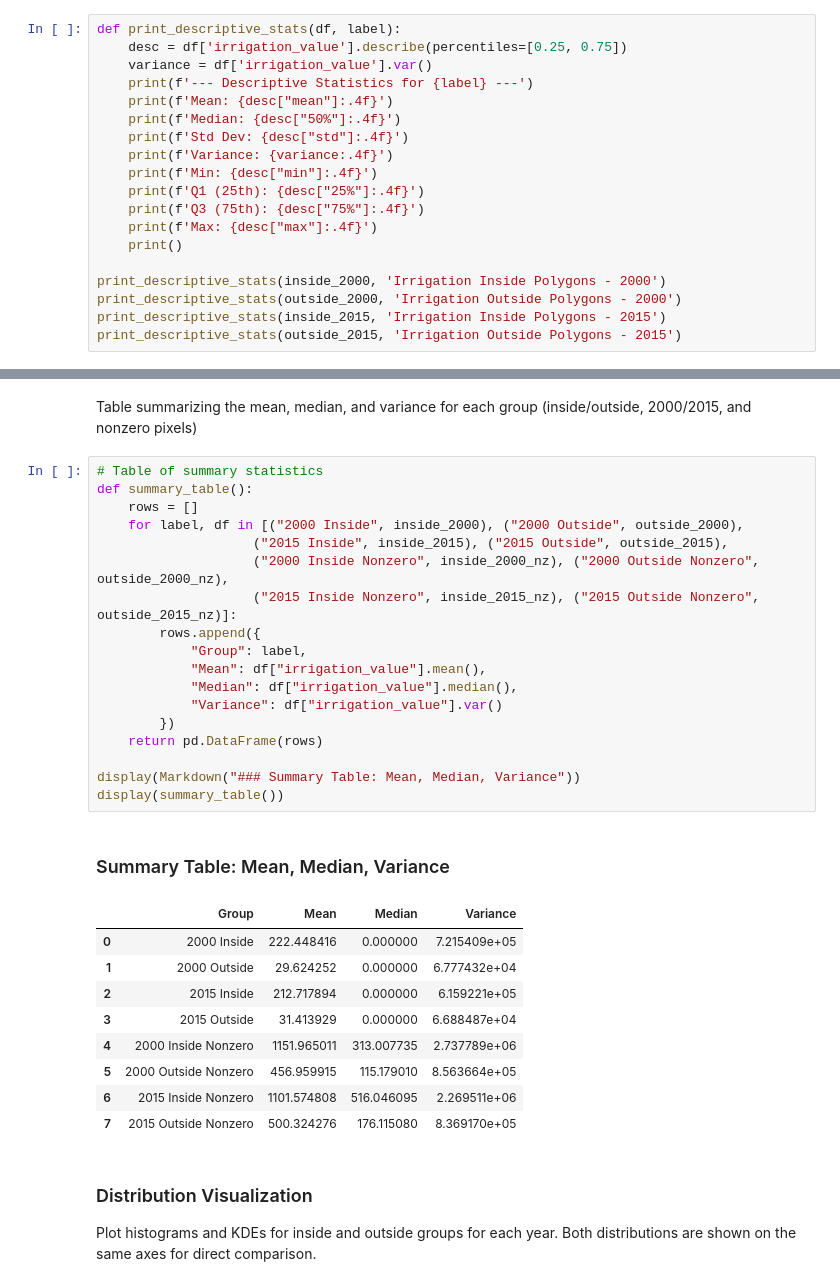
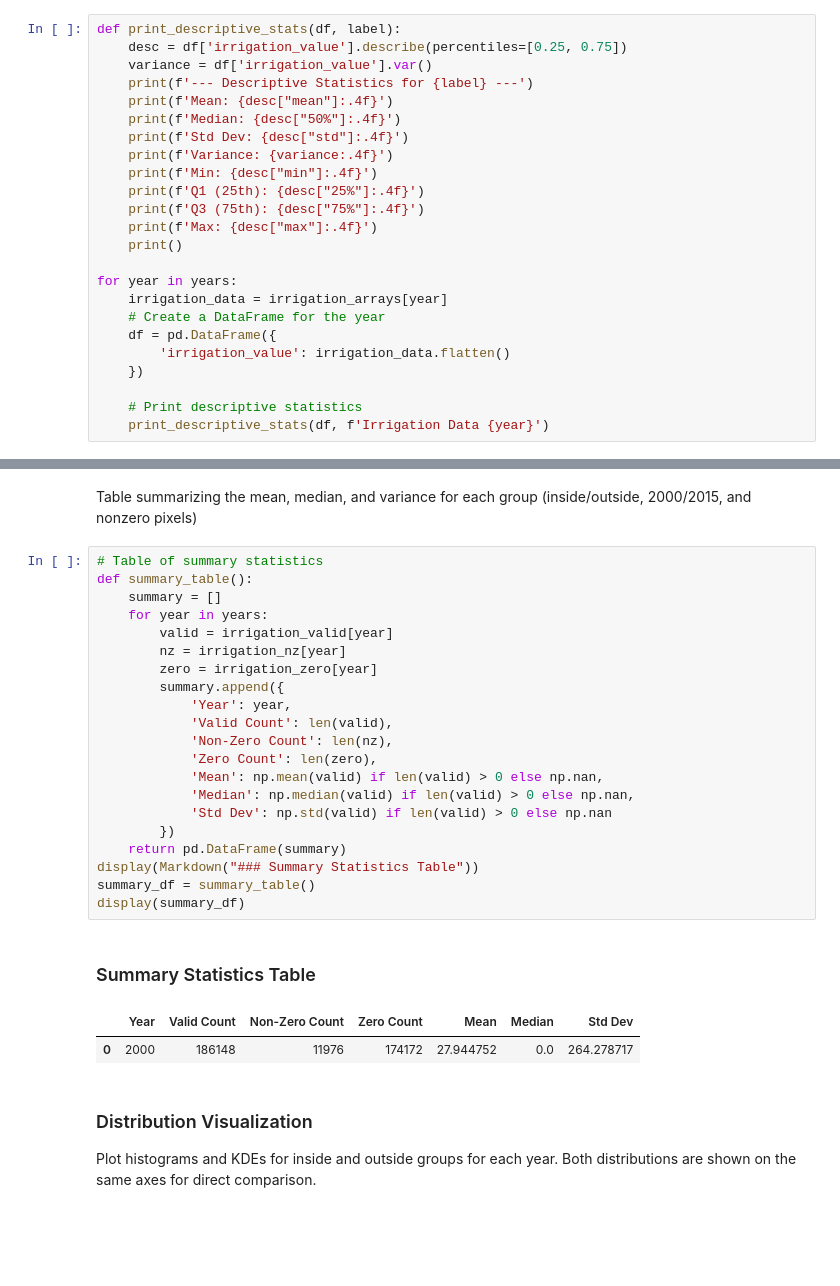
Before and after one commit to rellimylime/Africa_Irrigation, a Jupyter notebook: Code/2_Dam_Analysis/8_Descriptive_Statistics.ipynb, the cells around one changed output, grey strips where cells are left out. Cells and saved outputs as stored; diff of their text form; blank space fills up the shorter version.

```diff
--- a/Code/2_Dam_Analysis/8_Descriptive_Statistics.ipynb
+++ b/Code/2_Dam_Analysis/8_Descriptive_Statistics.ipynb
@@ -87,8 +135,13 @@ def print_descriptive_stats(df, label):
     print(f'Max: {desc["max"]:.4f}')
     print()
 
-print_descriptive_stats(inside_2000, 'Irrigation Inside Polygons - 2000')
-print_descriptive_stats(outside_2000, 'Irrigation Outside Polygons - 2000')
-print_descriptive_stats(inside_2015, 'Irrigation Inside Polygons - 2015')
-print_descriptive_stats(outside_2015, 'Irrigation Outside Polygons - 2015')
+for year in years:
+    irrigation_data = irrigation_arrays[year]
+    # Create a DataFrame for the year
+    df = pd.DataFrame({
+        'irrigation_value': irrigation_data.flatten()
+    })
+
+    # Print descriptive statistics
+    print_descriptive_stats(df, f'Irrigation Data {year}')
 # %% [output]
@@ -130,32 +181,28 @@ Table summarizing the mean, median, and variance for each group (inside/outside,
 # %%
 # Table of summary statistics
 def summary_table():
-    rows = []
-    for label, df in [("2000 Inside", inside_2000), ("2000 Outside", outside_2000),
-                    ("2015 Inside", inside_2015), ("2015 Outside", outside_2015),
-                    ("2000 Inside Nonzero", inside_2000_nz), ("2000 Outside Nonzero", outside_2000_nz),
-                    ("2015 Inside Nonzero", inside_2015_nz), ("2015 Outside Nonzero", outside_2015_nz)]:
-        rows.append({
-            "Group": label,
-            "Mean": df["irrigation_value"].mean(),
-            "Median": df["irrigation_value"].median(),
-            "Variance": df["irrigation_value"].var()
+    summary = []
+    for year in years:
+        valid = irrigation_valid[year]
+        nz = irrigation_nz[year]
+        zero = irrigation_zero[year]
+        summary.append({
+            'Year': year,
+            'Valid Count': len(valid),
+            'Non-Zero Count': len(nz),
+            'Zero Count': len(zero),
+            'Mean': np.mean(valid) if len(valid) > 0 else np.nan,
+            'Median': np.median(valid) if len(valid) > 0 else np.nan,
+            'Std Dev': np.std(valid) if len(valid) > 0 else np.nan
         })
-    return pd.DataFrame(rows)
-
-display(Markdown("### Summary Table: Mean, Median, Variance"))
-display(summary_table())
+    return pd.DataFrame(summary)
+display(Markdown("### Summary Statistics Table"))
+summary_df = summary_table()
+display(summary_df)
 # %% [output]
-### Summary Table: Mean, Median, Variance
+### Summary Statistics Table
-|  | Group | Mean | Median | Variance |
-| 0 | 2000 Inside | 222.448416 | 0.000000 | 7.215409e+05 |
-| 1 | 2000 Outside | 29.624252 | 0.000000 | 6.777432e+04 |
-| 2 | 2015 Inside | 212.717894 | 0.000000 | 6.159221e+05 |
-| 3 | 2015 Outside | 31.413929 | 0.000000 | 6.688487e+04 |
-| 4 | 2000 Inside Nonzero | 1151.965011 | 313.007735 | 2.737789e+06 |
-| 5 | 2000 Outside Nonzero | 456.959915 | 115.179010 | 8.563664e+05 |
-| 6 | 2015 Inside Nonzero | 1101.574808 | 516.046095 | 2.269511e+06 |
-| 7 | 2015 Outside Nonzero | 500.324276 | 176.115080 | 8.369170e+05 |
+|  | Year | Valid Count | Non-Zero Count | Zero Count | Mean | Median | Std Dev |
+| 0 | 2000 | 186148 | 11976 | 174172 | 27.944752 | 0.0 | 264.278717 |
 # %% [markdown]
 ### Distribution Visualization
 Plot histograms and KDEs for inside and outside groups for each year. Both distributions are shown on the same axes for direct comparison.
```
Also changed, not shown: parts of 4 cells of this notebook, 3 other files.
